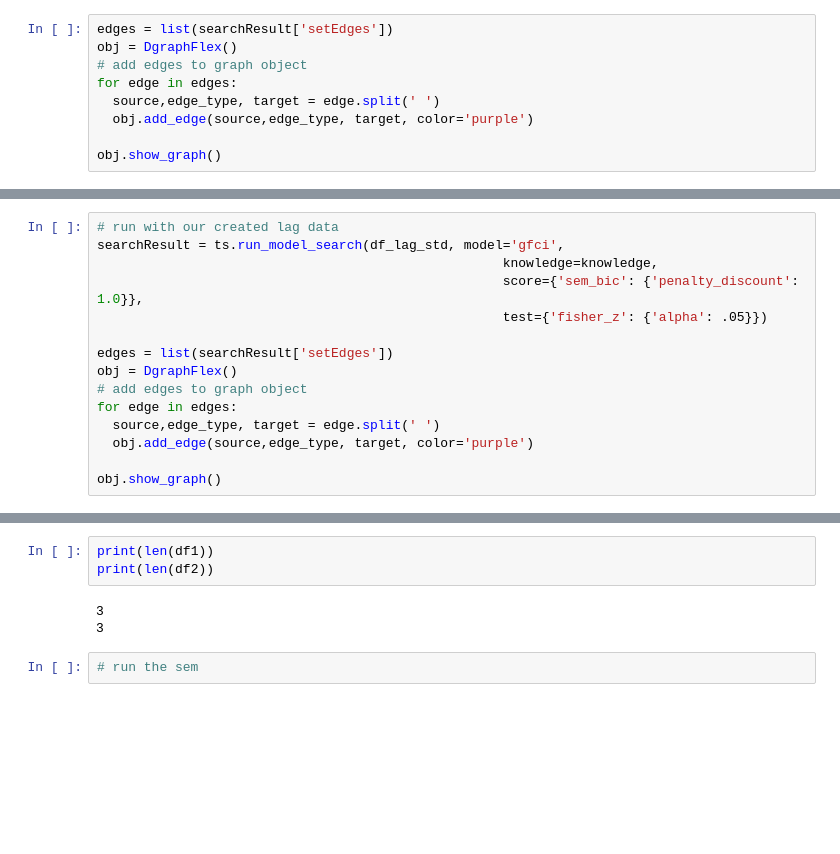
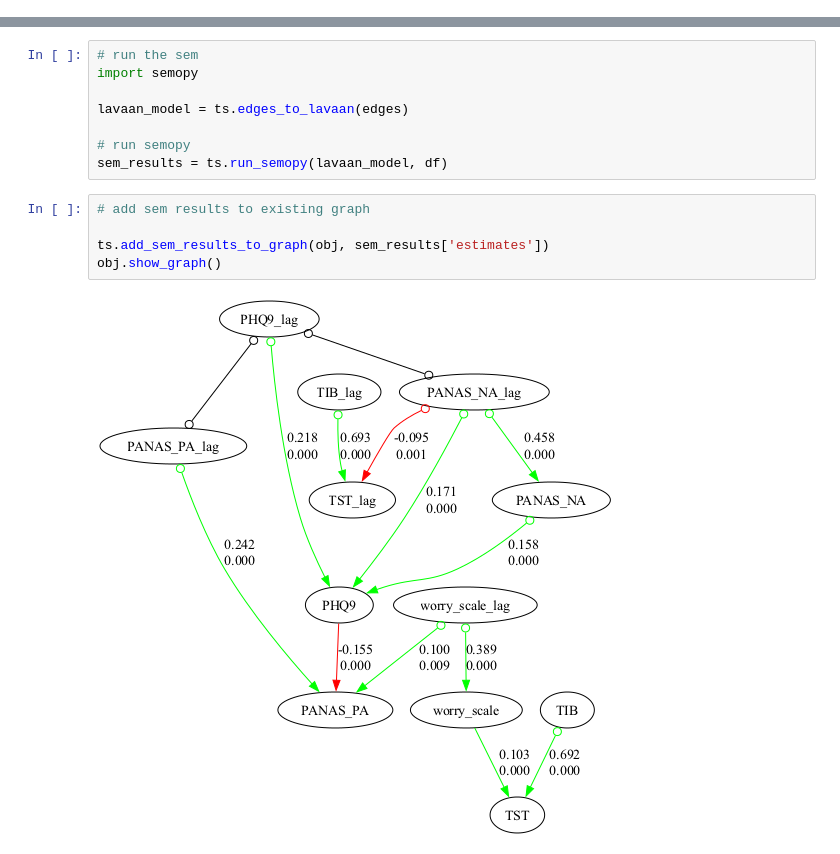
Before and after one commit to kelvinlim/pytetrad_plus, a Jupyter notebook: mypytetrad.ipynb, the cells around one changed output, grey strips where cells are left out. Saved outputs shown, nothing was run; the diff lists cells and outputs as text; blank space fills up the shorter version.

```diff
--- a/mypytetrad.ipynb
+++ b/mypytetrad.ipynb
@@ -233,9 +63,0 @@ FileNotFoundError: Prior file data_boston/boston_prior.txt not found.
-# %%
-edges = list(searchResult['setEdges'])
-obj = DgraphFlex()
-# add edges to graph object
-for edge in edges:
-  source,edge_type, target = edge.split(' ')
-  obj.add_edge(source,edge_type, target, color='purple')
-
-obj.show_graph()
@@ -244,15 +63,0 @@ obj.show_graph()
-# %%
-# run with our created lag data
-searchResult = ts.run_model_search(df_lag_std, model='gfci',
-                                                    knowledge=knowledge,
-                                                    score={'sem_bic': {'penalty_discount': 1.0}},
-                                                    test={'fisher_z': {'alpha': .05}})
-
-edges = list(searchResult['setEdges'])
-obj = DgraphFlex()
-# add edges to graph object
-for edge in edges:
-  source,edge_type, target = edge.split(' ')
-  obj.add_edge(source,edge_type, target, color='purple')
-
-obj.show_graph()
@@ -307,8 +64,15 @@ Dataframe 2 with differences highlighted:
-# %%
-print(len(df1))
-print(len(df2))
-# %% [output]
-3
-3
-# %%
-# run the sem
+# %%
+# run the sem
+import semopy
+
+lavaan_model = ts.edges_to_lavaan(edges)
+
+# run semopy
+sem_results = ts.run_semopy(lavaan_model, df)
+# %%
+# add sem results to existing graph
+
+ts.add_sem_results_to_graph(obj, sem_results['estimates'])
+obj.show_graph()
+# %% [output]
+[figure, added]
```
Also changed, not shown: parts of 16 cells of this notebook.
